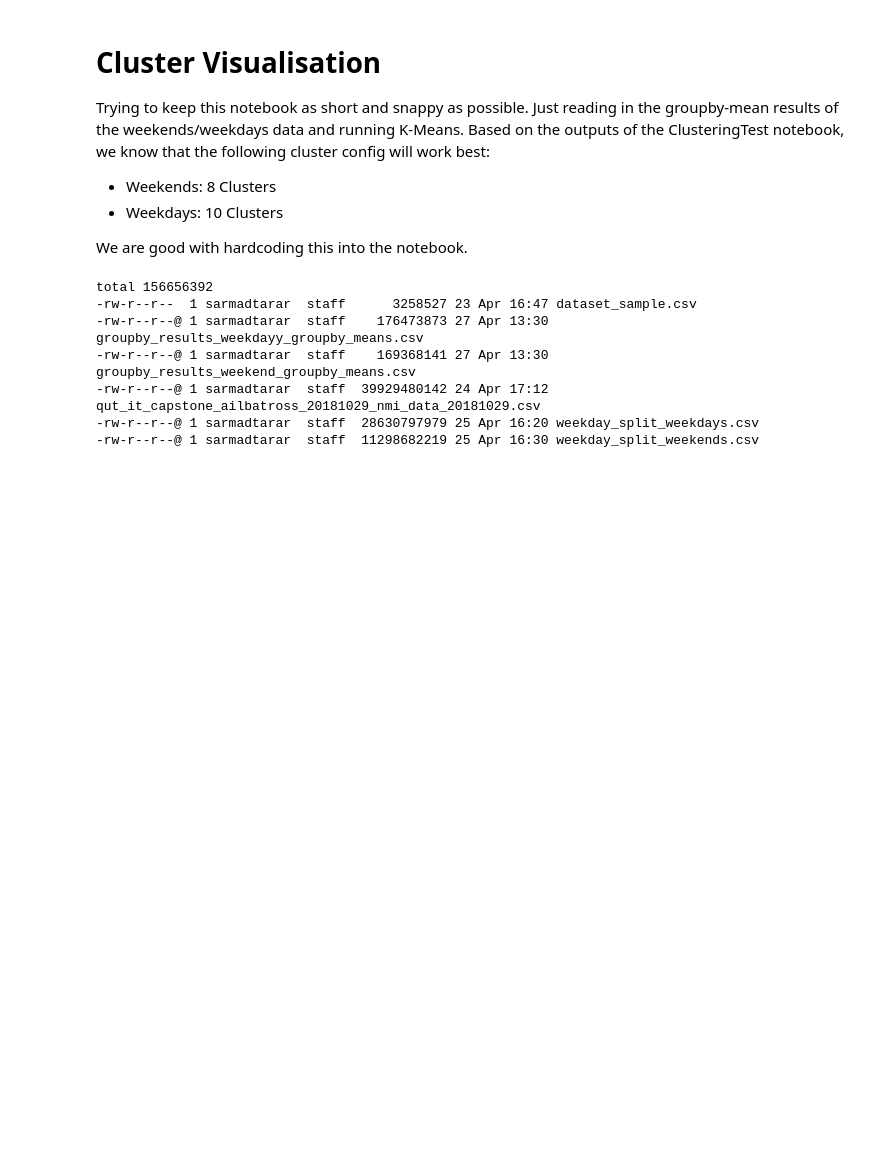
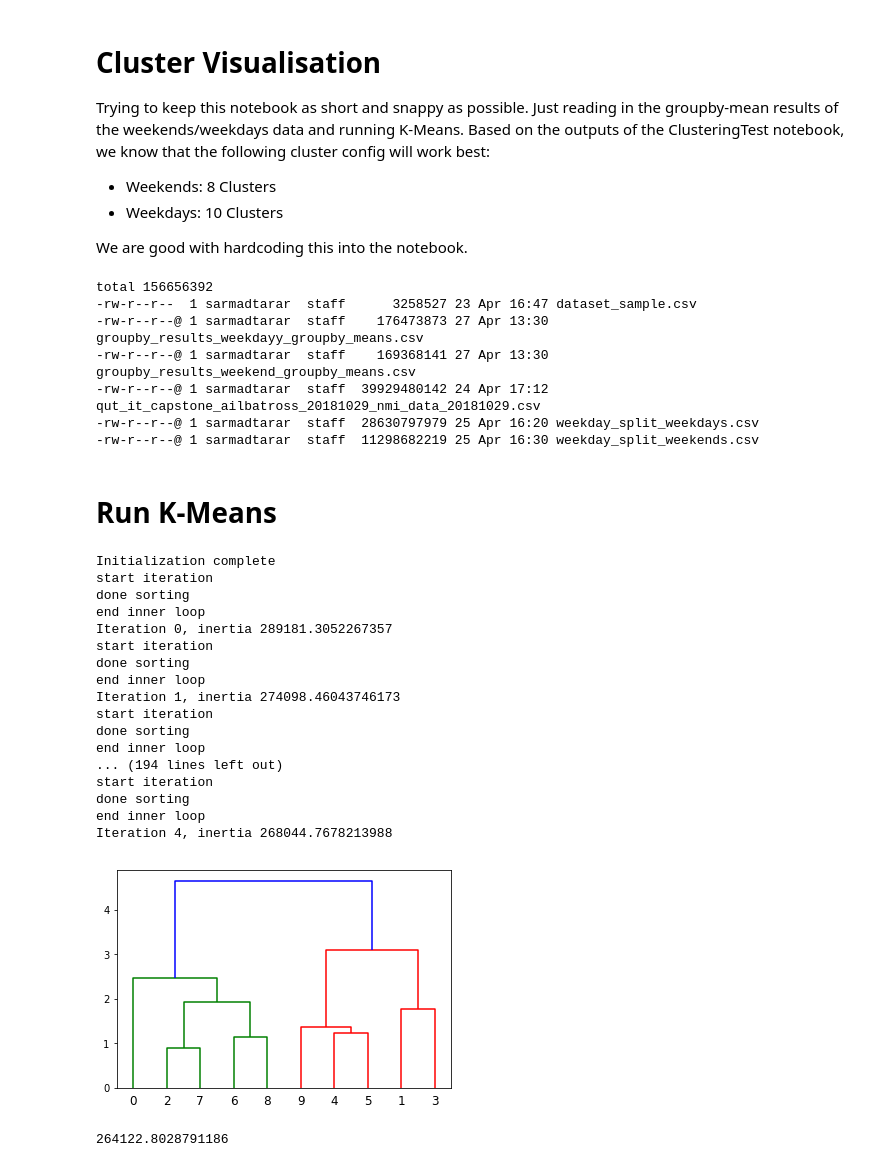
Before and after one commit to star44/capstone-project, a Jupyter notebook: ClusterVisualisation.ipynb, the cells around one changed output. Saved outputs shown, nothing was run; the diff lists cells and outputs as text; code cells hidden in the pictures; blank space fills up the shorter version.

Commit message:
added dendrogram

```diff
--- a/ClusterVisualisation.ipynb
+++ b/ClusterVisualisation.ipynb
@@ -34,0 +39,63 @@ weekday_df = get_df_from_csv('../dataset/groupby_results_weekdayy_groupby_means.
+# %% [markdown]
+# Run K-Means
+# %%
+# Performing KMeans on the data
+%matplotlib inline
+import matplotlib.pyplot as plt
+import numpy as np
+from sklearn.cluster import KMeans
+from scipy.cluster.hierarchy import fcluster, fclusterdata, dendrogram, leaders, linkage
+
+
+n_clusters = 10
+
+def get_cluster_stats(cluster_center, cluster_subset):
+    intra_cluster_variance = np.var(cluster_subset)
+    num_cluster_samples = cluster_subset.shape[0]
+    return {
+        'intra_cluster_variance': intra_cluster_variance,
+        'num_cluster_samples': num_cluster_samples
+    }
+
+numeric_data = np.asarray(
+    weekday_df[[f'ekw{i+1}' for i in range(48)]]
+)
+
+#clean up nans - this should have been weeded out in the previous cell anyway
+nans = np.any(np.isnan(numeric_data), axis=1)
+numeric_data = numeric_data[~nans]
+
+kmeans = KMeans(
+    n_clusters=n_clusters,
+    max_iter=5,
+    verbose=1
+).fit(numeric_data)
+
+cluster_indices = range(n_clusters)
+
+# Plot a dendrogram relationship between cluster centers
+linkage_matrix = linkage(kmeans.cluster_centers_, 'ward')
+dendro = dendrogram(linkage_matrix, labels=cluster_indices)
+# %% [output]
+Initialization complete
+start iteration
+done sorting
+end inner loop
+Iteration 0, inertia 289181.3052267357
+start iteration
+done sorting
+end inner loop
+Iteration 1, inertia 274098.46043746173
+start iteration
+done sorting
+end inner loop
+... (194 lines left out)
+start iteration
+done sorting
+end inner loop
+Iteration 4, inertia 268044.7678213988
+[figure, added]
+# %%
+kmeans.inertia_
+# %% [output]
+264122.8028791186
```
Also changed, not shown: parts of 3 cells of this notebook, 1 other file.
